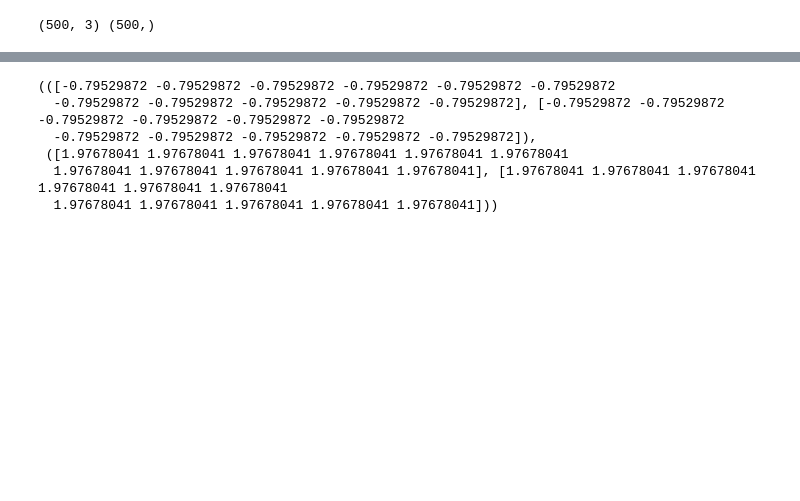
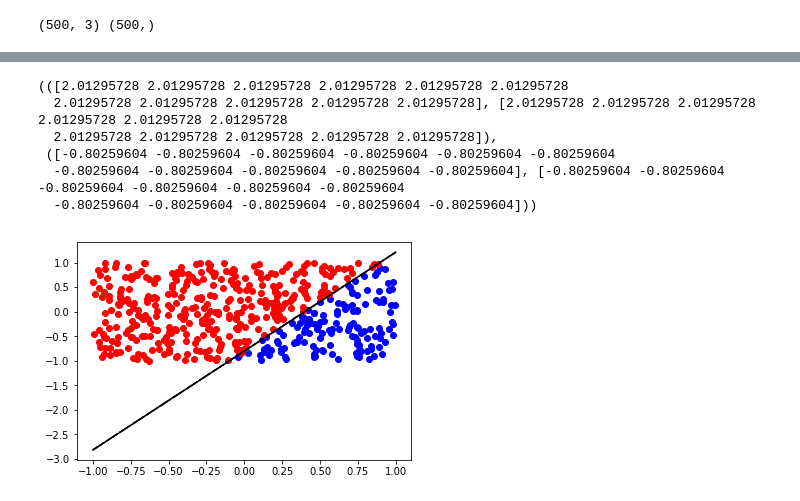
Before and after one commit to amarszalek/ResearchCode, a Jupyter notebook: notebooks/OFPerceptron.ipynb, the cells around one changed output, grey strips where cells are left out. Cells and saved outputs as stored; diff of their text form; code cells hidden in the pictures; blank space fills up the shorter version.

```diff
--- a/notebooks/OFPerceptron.ipynb
+++ b/notebooks/OFPerceptron.ipynb
@@ -73,11 +74,38 @@ array([([0.01978758 0.01978758 0.01978758 0.01978758 0.01978758 0.01978758
 # %%
-a = -perceptron.weights[0]/perceptron.weights[2]
-b = -perceptron.weights[1]/perceptron.weights[2]
+a = -perceptron.weights[1]/perceptron.weights[2]
+b = -perceptron.weights[0]/perceptron.weights[2]
 a, b
 # %% [output]
-(([-0.79529872 -0.79529872 -0.79529872 -0.79529872 -0.79529872 -0.79529872
-  -0.79529872 -0.79529872 -0.79529872 -0.79529872 -0.79529872], [-0.79529872 -0.79529872 -0.79529872 -0.79529872 -0.79529872 -0.79529872
-  -0.79529872 -0.79529872 -0.79529872 -0.79529872 -0.79529872]),
- ([1.97678041 1.97678041 1.97678041 1.97678041 1.97678041 1.97678041
-  1.97678041 1.97678041 1.97678041 1.97678041 1.97678041], [1.97678041 1.97678041 1.97678041 1.97678041 1.97678041 1.97678041
-  1.97678041 1.97678041 1.97678041 1.97678041 1.97678041]))
+(([2.01295728 2.01295728 2.01295728 2.01295728 2.01295728 2.01295728
+  2.01295728 2.01295728 2.01295728 2.01295728 2.01295728], [2.01295728 2.01295728 2.01295728 2.01295728 2.01295728 2.01295728
+  2.01295728 2.01295728 2.01295728 2.01295728 2.01295728]),
+ ([-0.80259604 -0.80259604 -0.80259604 -0.80259604 -0.80259604 -0.80259604
+  -0.80259604 -0.80259604 -0.80259604 -0.80259604 -0.80259604], [-0.80259604 -0.80259604 -0.80259604 -0.80259604 -0.80259604 -0.80259604
+  -0.80259604 -0.80259604 -0.80259604 -0.80259604 -0.80259604]))
+# %%
+x = df['X1'].values
+y = df['X2'].values
+d = df['Class'].values
+
+c0 = np.array([[ex, ey] for ex, ey, c in zip(x,y,d) if c==0])
+c1 = np.array([[ex, ey] for ex, ey, c in zip(x,y,d) if c==1])
+
+xx = np.linspace(-1,1,1000)
+aa = np.array([a for _ in range(1000)])
+bb = np.array([b for _ in range(1000)])
+line = aa*xx+bb
+supp = [l.supp() for l in line]
+line_left = [min(e[0][0], e[1][0]) for e in supp]
+line_right = [max(e[0][1], e[1][1]) for e in supp]
+line_cog = [l.defuzzy() for l in line]
+
+fig, ax = plt.subplots()
+ax.scatter(c0[:,0], c0[:,1], c='b')
+ax.scatter(c1[:,0], c1[:,1], c='r')
+ax.plot(xx, line_left, 'k--')
+ax.plot(xx, line_right, 'k-.')
+ax.plot(xx, line_cog, 'k-')
+
+plt.show()
+# %% [output]
+[figure, added]
```
Also changed, not shown: parts of 10 cells of this notebook, 17 other files.
